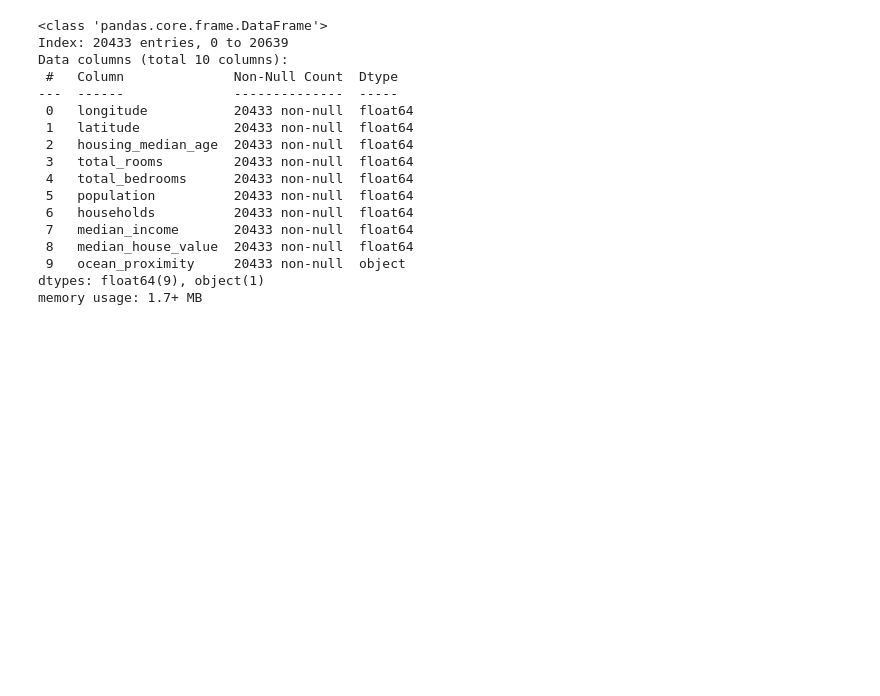
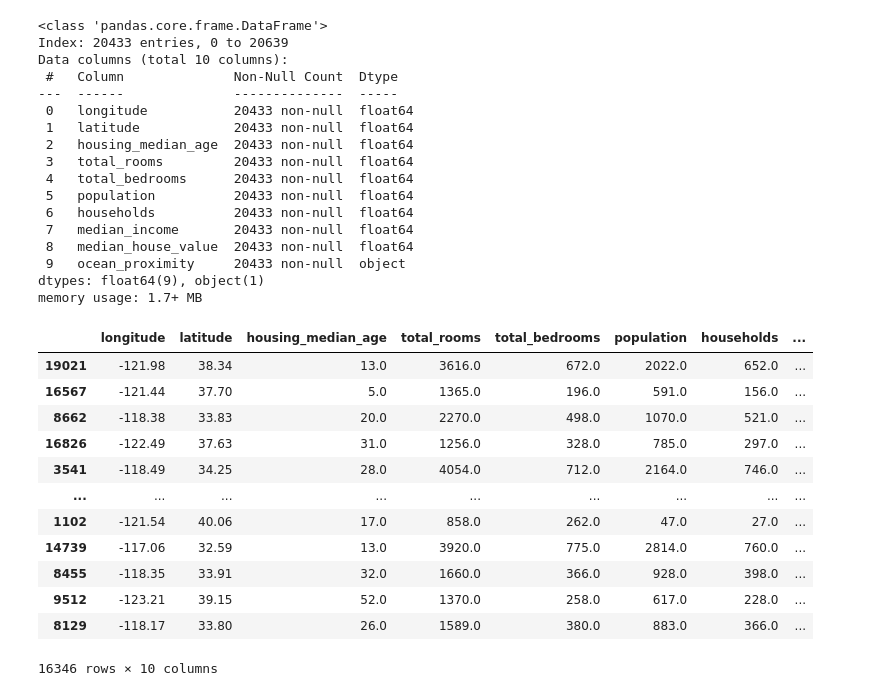
Before and after one commit to youcefgheffari3/House-Price-Prediction, a Jupyter notebook: main.ipynb, the cells around one changed output. Saved outputs shown, nothing was run; the diff lists cells and outputs as text; code cells hidden in the pictures; blank space fills up the shorter version.

```diff
--- a/main.ipynb
+++ b/main.ipynb
@@ -65,0 +75,16 @@ memory usage: 1.7+ MB
+# %%
+train_data
+# %% [output]
+|  | longitude | latitude | housing_median_age | total_rooms | total_bedrooms | population | households | ... |
+| 19021 | -121.98 | 38.34 | 13.0 | 3616.0 | 672.0 | 2022.0 | 652.0 | ... |
+| 16567 | -121.44 | 37.70 | 5.0 | 1365.0 | 196.0 | 591.0 | 156.0 | ... |
+| 8662 | -118.38 | 33.83 | 20.0 | 2270.0 | 498.0 | 1070.0 | 521.0 | ... |
+| 16826 | -122.49 | 37.63 | 31.0 | 1256.0 | 328.0 | 785.0 | 297.0 | ... |
+| 3541 | -118.49 | 34.25 | 28.0 | 4054.0 | 712.0 | 2164.0 | 746.0 | ... |
+| ... | ... | ... | ... | ... | ... | ... | ... | ... |
+| 1102 | -121.54 | 40.06 | 17.0 | 858.0 | 262.0 | 47.0 | 27.0 | ... |
+| 14739 | -117.06 | 32.59 | 13.0 | 3920.0 | 775.0 | 2814.0 | 760.0 | ... |
+| 8455 | -118.35 | 33.91 | 32.0 | 1660.0 | 366.0 | 928.0 | 398.0 | ... |
+| 9512 | -123.21 | 39.15 | 52.0 | 1370.0 | 258.0 | 617.0 | 228.0 | ... |
+| 8129 | -118.17 | 33.80 | 26.0 | 1589.0 | 380.0 | 883.0 | 366.0 | ... |
+16346 rows × 10 columns
```
Also changed, not shown: parts of 4 cells of this notebook.
